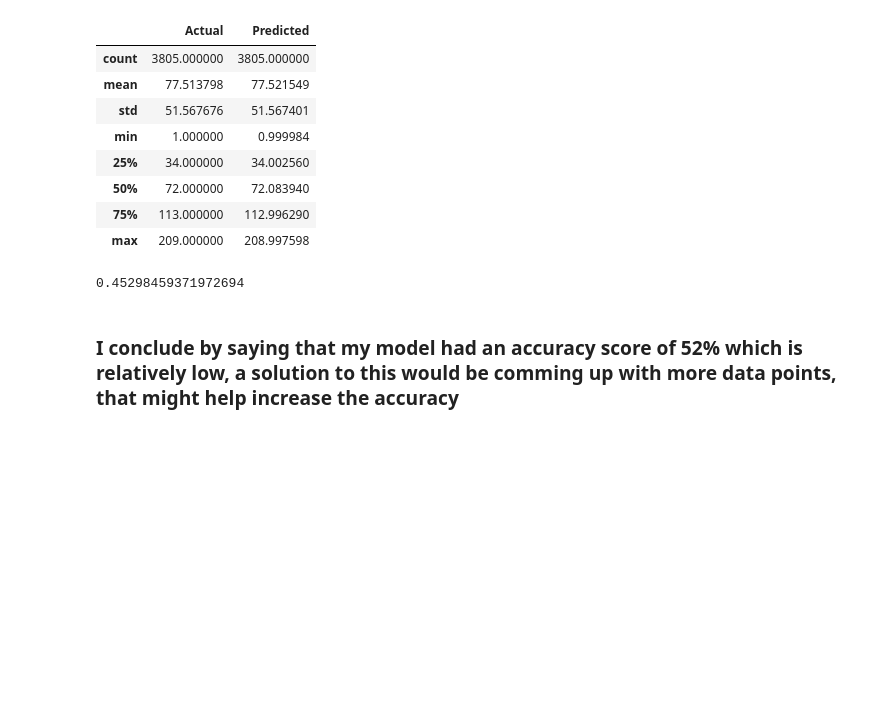
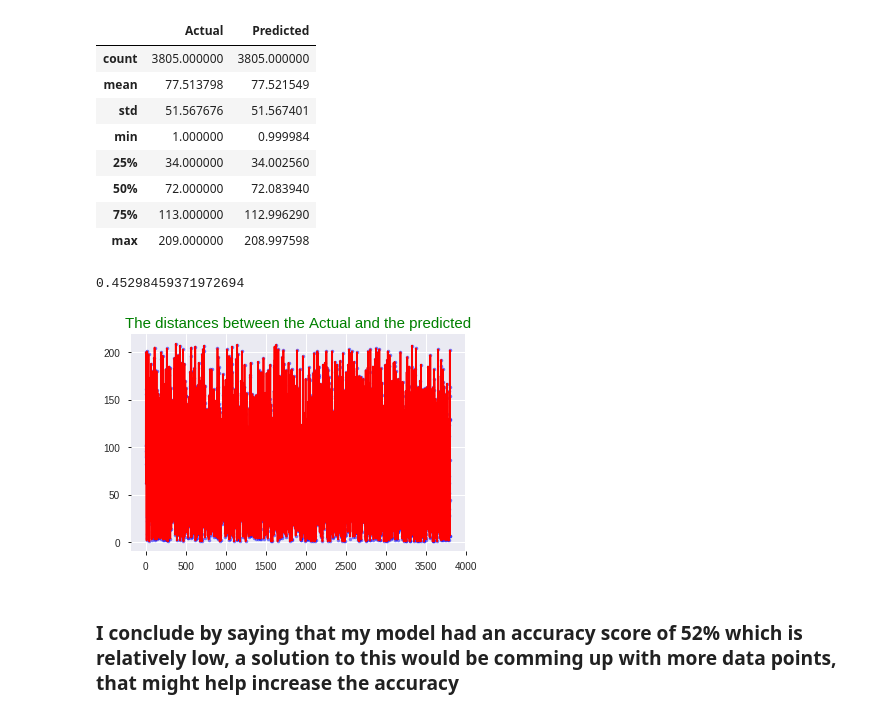
Before and after one commit to codybaraks/Mchezopesa-Ltd, a Jupyter notebook: Mchezopesa_Ltd.ipynb, the cells around one changed output. Drawn from its saved outputs; the diff is of its cells as text; code cells hidden in the pictures; blank space fills up the shorter version.

```diff
--- a/Mchezopesa_Ltd.ipynb
+++ b/Mchezopesa_Ltd.ipynb
@@ -1155,3 +1157,10 @@ ds.describe()
 np.sqrt(mean_squared_error(y_test,yr_pred))
 # %% [output]
 0.45298459371972694
+# %%
+plt.plot(np.arange(0,len(yr_pred),1),yr_pred,'b.',alpha=0.5)
+plt.plot(np.arange(0,len(y_test),1),y_test,'r-')
+plt.title("The distances between the Actual and the predicted",fontsize=15,color="green")
+plt.show()
+# %% [output]
+[figure, added]
```
Also changed, not shown: parts of 6 cells of this notebook.
